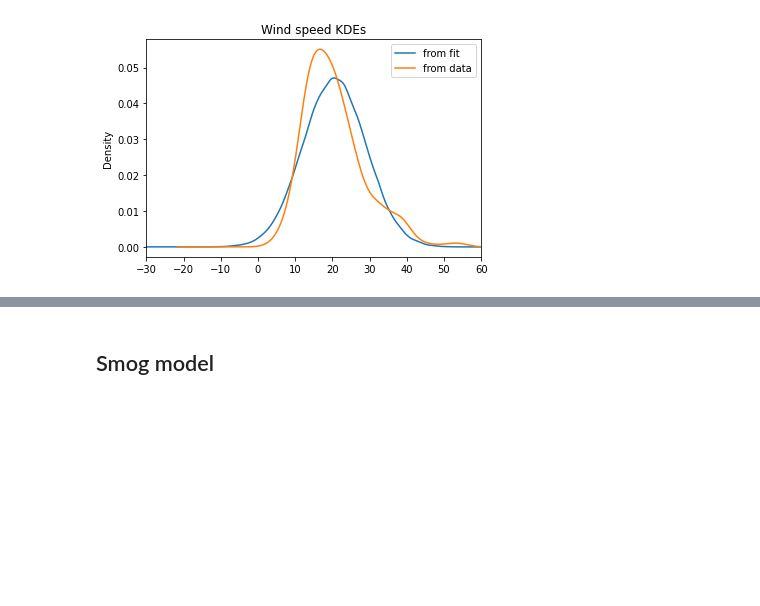
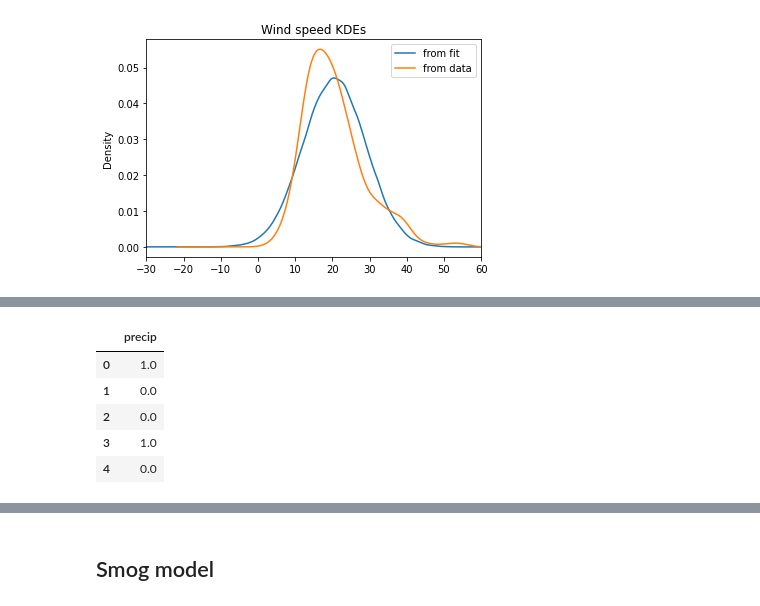
Before and after one commit to joannanuzka/DA_project, a Jupyter notebook: project.ipynb, the cells around one changed output, grey strips where cells are left out. Saved outputs shown, nothing was run; the diff lists cells and outputs as text; code cells hidden in the pictures; blank space fills up the shorter version.

```diff
--- a/project.ipynb
+++ b/project.ipynb
@@ -281,0 +372,2 @@ plt.show()
+# %%
+precip_fit_model = CmdStanModel(stan_file='precip_fit.stan')
@@ -281,0 +434,12 @@ plt.show()
+# %%
+N = len(smog_relation['sealevelpressure'])
+precip_df = pd.DataFrame(precip_fit_df.loc[:, 'precip[1]':f'precip[{N}]'].values.flatten())
+precip_df.columns = ["precip"]
+precip_df.head()
+# %% [output]
+|  | precip |
+| 0 | 1.0 |
+| 1 | 0.0 |
+| 2 | 0.0 |
+| 3 | 1.0 |
+| 4 | 0.0 |
```
Also changed, not shown: parts of 23 cells of this notebook, 19 other files.
